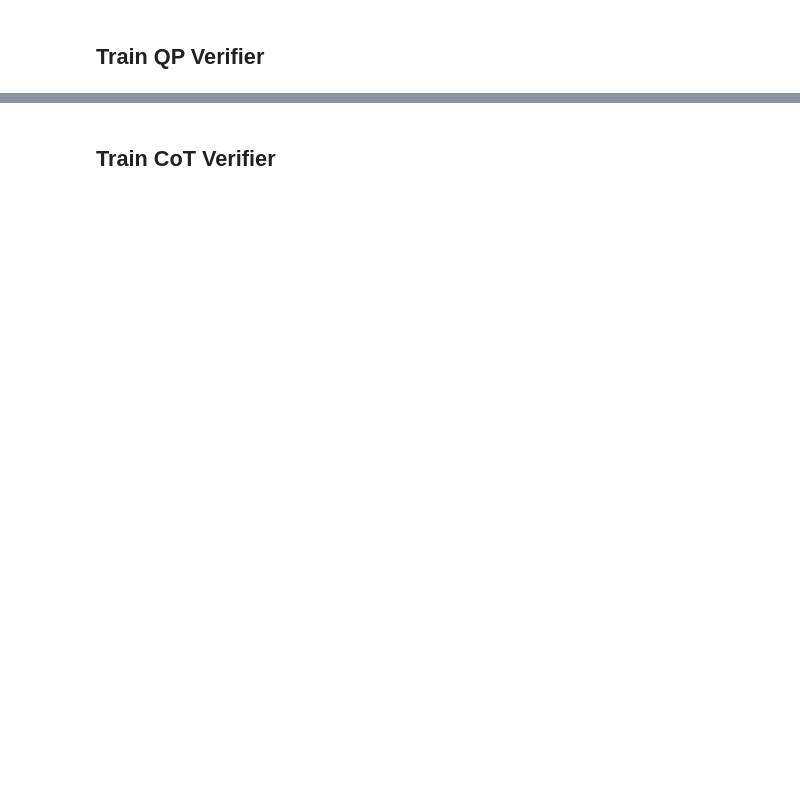
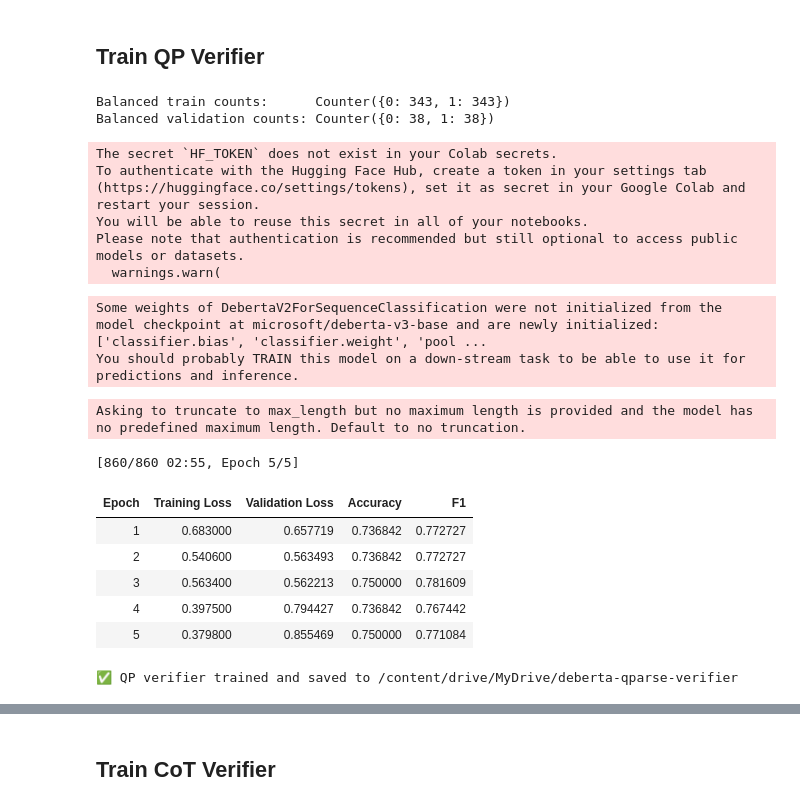
Before and after one commit to CoKn/LLM-for-Structural-Reasoning, a Jupyter notebook: 9_Training Two Seperate Verifiers.ipynb, the cells around one changed output, grey strips where cells are left out. Saved outputs shown, nothing was run; the diff lists cells and outputs as text; code cells hidden in the pictures; blank space fills up the shorter version.

Commit message:
Update Training Two Seperate Verifiers

```diff
--- a/9_Training Two Seperate Verifiers.ipynb
+++ b/9_Training Two Seperate Verifiers.ipynb
@@ -224,6 +228,8 @@ from transformers import (
     TrainingArguments,
     DataCollatorWithPadding
 )
+import json
+from datasets import Dataset, DatasetDict
 from sklearn.metrics import accuracy_score, f1_score
 
 # CONFIGURATION
@@ -238,8 +244,19 @@ DEVICE           = torch.device("cuda" if torch.cuda.is_available() else "cpu")
 
 
 # 1) Load Dataset
-ds = load_dataset("json",
-                  data_files={"train": TRAIN_FILE_QP, "validation": DEV_FILE_QP})
+def load_jsonl(path):
+    with open(path, "r") as f:
+       return [json.loads(line) for line in f]
+
+train_data = load_jsonl(TRAIN_FILE_QP)
+val_data   = load_jsonl(DEV_FILE_QP)
+
+ds = DatasetDict({
+    "train": Dataset.from_list(train_data),
+    "validation": Dataset.from_list(val_data)
+})
+
+#ds = load_dataset("json", data_files={"train": TRAIN_FILE_QP, "validation": DEV_FILE_QP})
 
 # 2) Balance a split function
 def balance_split(split_ds):
@@ -298,30 +315,49 @@ def compute_metrics(p):
 training_args = TrainingArguments(
     output_dir=OUTPUT_DIR,
     eval_strategy="epoch",
     save_strategy="epoch",
     per_device_train_batch_size=BATCH_SIZE,
     per_device_eval_batch_size=BATCH_SIZE * 2,
     learning_rate=LEARNING_RATE,
     num_train_epochs=NUM_EPOCHS,
     load_best_model_at_end=True,
     metric_for_best_model="f1",
     logging_steps=50,
     fp16=True,
     report_to="none"
 )
 
 trainer = Trainer(
     model=model,
     args=training_args,
     train_dataset=tok_ds["train"],
     eval_dataset=tok_ds["validation"],
     tokenizer=tokenizer,
     data_collator=data_collator,
     compute_metrics=compute_metrics,
 )
 
 # 5) Train & Save
 trainer.train()
 trainer.save_model(OUTPUT_DIR)
 tokenizer.save_pretrained(OUTPUT_DIR)
 print("✅ QP verifier trained and saved to", OUTPUT_DIR)
+# %% [output]
+Balanced train counts:      Counter({0: 343, 1: 343})
+Balanced validation counts: Counter({0: 38, 1: 38})
+The secret `HF_TOKEN` does not exist in your Colab secrets.
+To authenticate with the Hugging Face Hub, create a token in your settings tab (https://huggingface.co/settings/tokens), set it as secret in your Google Colab and restart your session.
+You will be able to reuse this secret in all of your notebooks.
+Please note that authentication is recommended but still optional to access public models or datasets.
+  warnings.warn(
+Some weights of DebertaV2ForSequenceClassification were not initialized from the model checkpoint at microsoft/deberta-v3-base and are newly initialized: ['classifier.bias', 'classifier.weight', 'pool ...
+You should probably TRAIN this model on a down-stream task to be able to use it for predictions and inference.
+Asking to truncate to max_length but no maximum length is provided and the model has no predefined maximum length. Default to no truncation.
+[860/860 02:55, Epoch 5/5]
+| Epoch | Training Loss | Validation Loss | Accuracy | F1 |
+| 1 | 0.683000 | 0.657719 | 0.736842 | 0.772727 |
+| 2 | 0.540600 | 0.563493 | 0.736842 | 0.772727 |
+| 3 | 0.563400 | 0.562213 | 0.750000 | 0.781609 |
+| 4 | 0.397500 | 0.794427 | 0.736842 | 0.767442 |
+| 5 | 0.379800 | 0.855469 | 0.750000 | 0.771084 |
+✅ QP verifier trained and saved to /content/drive/MyDrive/deberta-qparse-verifier
```
Also changed, not shown: parts of 9 cells of this notebook.
